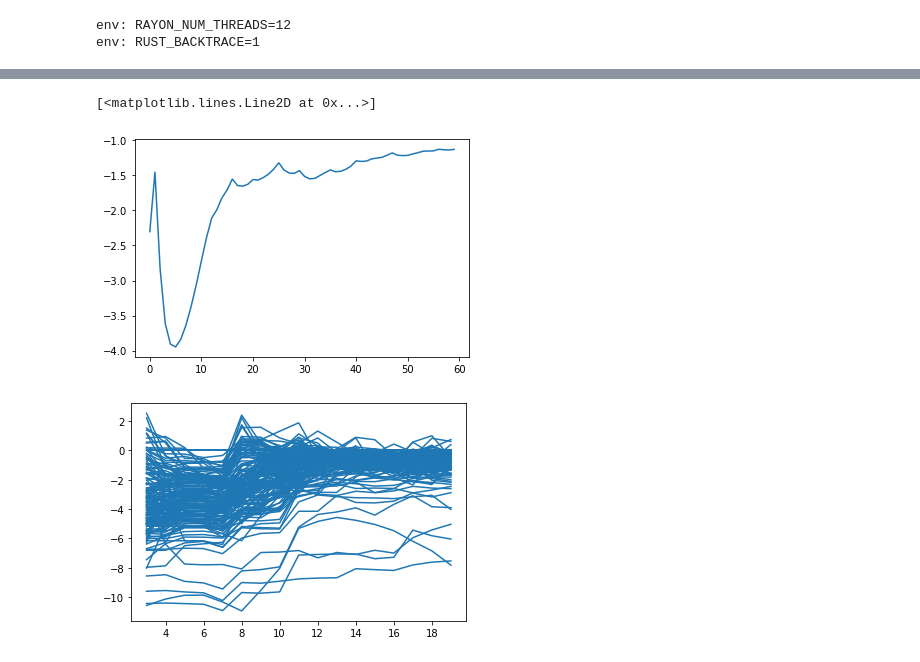
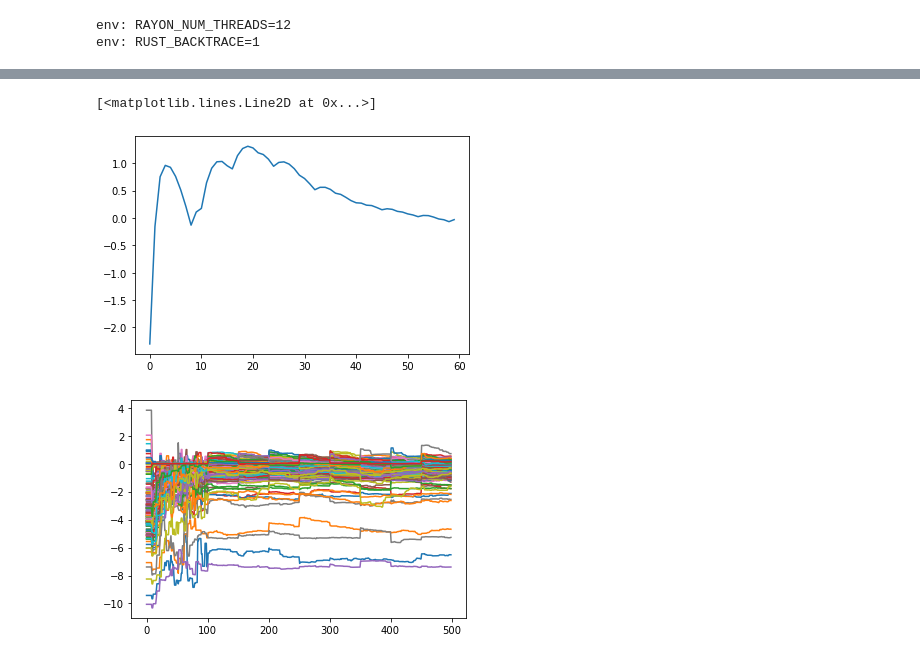
Before and after one commit to pymc-devs/nutpie, a Jupyter notebook: notebooks/aesara_logp.ipynb, the cells around one changed output, grey strips where cells are left out. Cells and saved outputs as stored; diff of their text form; code cells hidden in the pictures.

Commit message:
Better mass matrix adapt

```diff
--- a/notebooks/aesara_logp.ipynb
+++ b/notebooks/aesara_logp.ipynb
@@ -179,9 +176,9 @@ def make_user_data():
 
 settings = nuts_py.lib.PySamplerArgs()
 settings.num_tune = 1000
-settings.maxdepth = 10
 settings.target_accept = 0.8
 settings.save_mass_matrix = True
+settings.discard_window = 100
 
 x = np.random.default_rng(42).normal(size=n_dim)
 # %%
@@ -201,9 +198,9 @@ Wall time: 483 ms
 plt.plot(np.log([stat.as_dict()["step_size_bar"] for stat in stats])[:60])
 # %% [output]
 [<matplotlib.lines.Line2D at 0x...>]
-[figure, old version]
+[figure, new version]
 # %%
-mass_matrix = np.array([stat.as_dict()["current_mass_matrix_inv_diag"] for stat in stats])[:50, :]
-plt.plot(np.log(mass_matrix)[:20], color="C0");
+mass_matrix = np.array([stat.as_dict()["current_mass_matrix_inv_diag"] for stat in stats])[:500, :]
+plt.plot(np.log(mass_matrix)[:500]);
 # %% [output]
-[figure, old version]
+[figure, new version]
```
Also changed, not shown: parts of 28 cells of this notebook, 3 other files.
